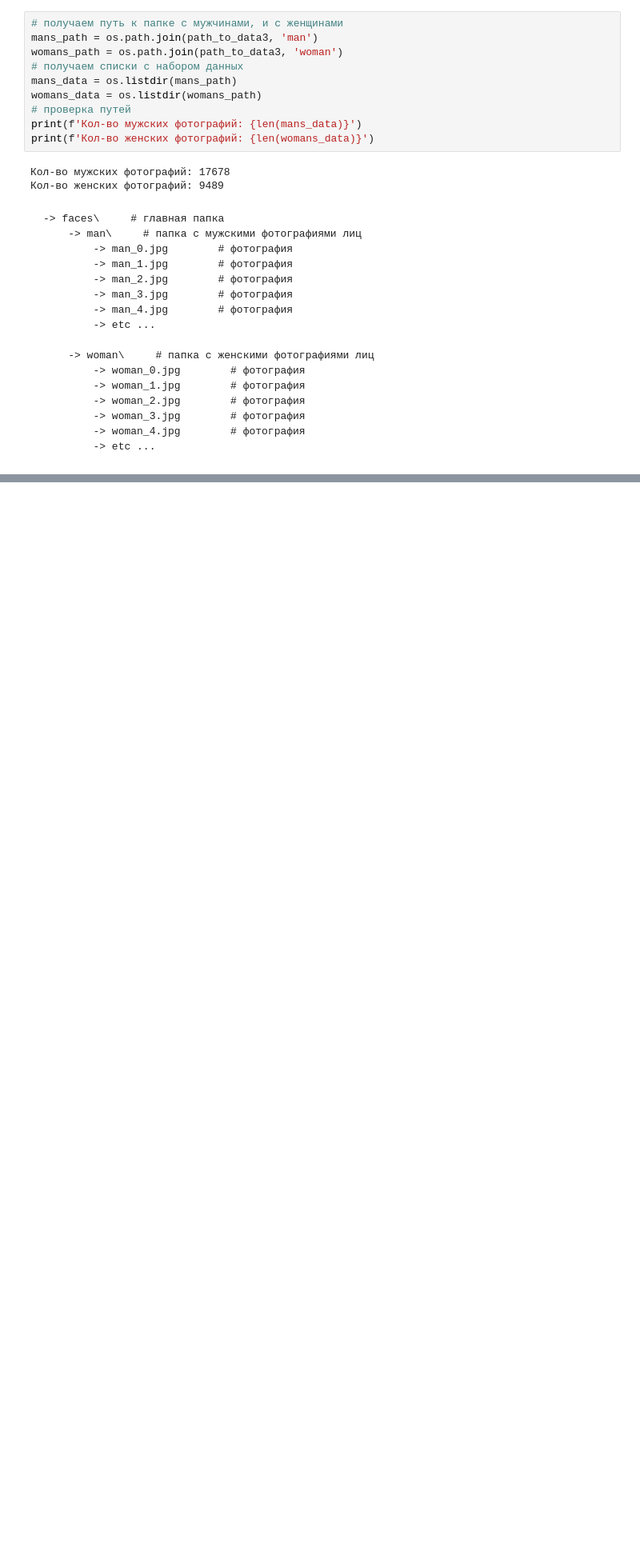
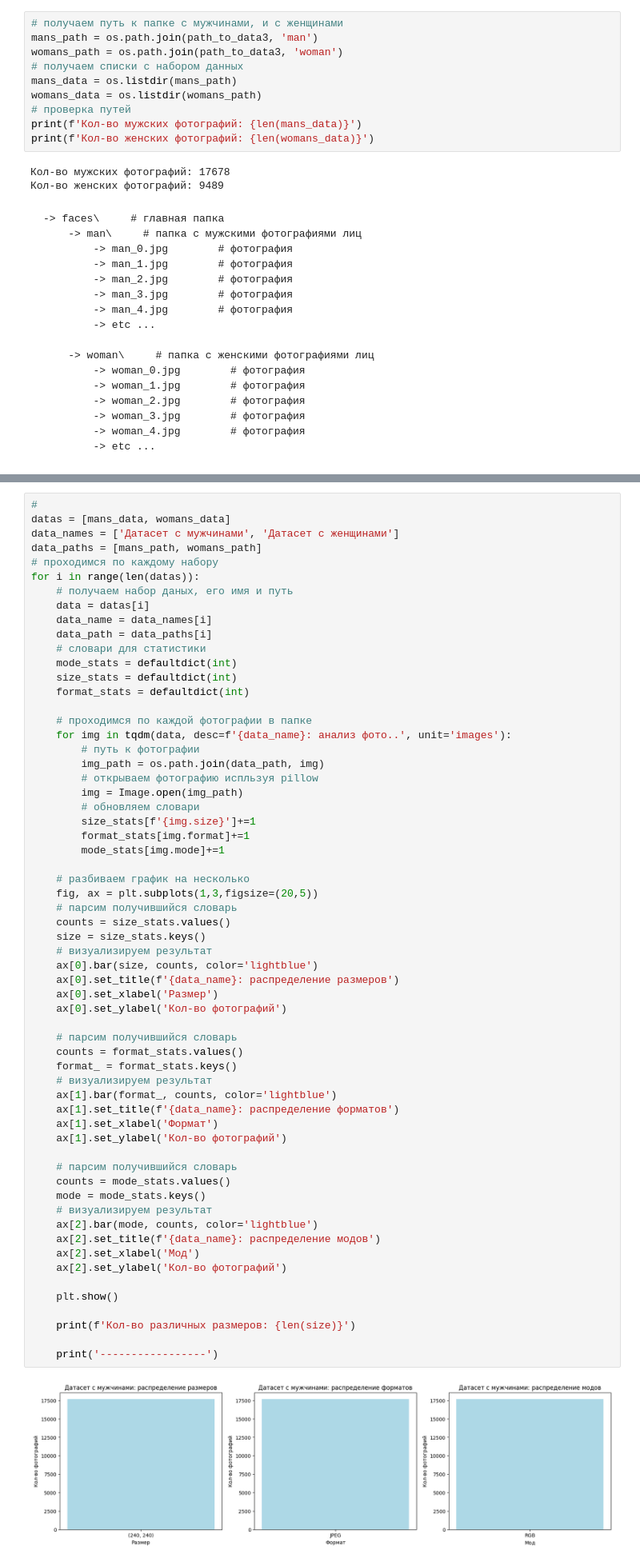
Before and after one commit to Rainfue/face_recognitionV2, a Jupyter notebook: Module1/Report_M1.ipynb, the cells around one changed output, grey strips where cells are left out. Shown: that part at 80% size. Cells and saved outputs as stored; diff of their text form; blank space fills up the shorter version.

```diff
--- a/Module1/Report_M1.ipynb
+++ b/Module1/Report_M1.ipynb
@@ -733,0 +845,63 @@ print(f'Кол-во женских фотографий: {len(womans_data)}')
+# %%
+#
+datas = [mans_data, womans_data]
+data_names = ['Датасет с мужчинами', 'Датасет с женщинами']
+data_paths = [mans_path, womans_path]
+# проходимся по каждому набору
+for i in range(len(datas)):
+    # получаем набор даных, его имя и путь
+    data = datas[i]
+    data_name = data_names[i]
+    data_path = data_paths[i]
+    # словари для статистики
+    mode_stats = defaultdict(int)
+    size_stats = defaultdict(int)
+    format_stats = defaultdict(int)
+
+    # проходимся по каждой фотографии в папке
+    for img in tqdm(data, desc=f'{data_name}: анализ фото..', unit='images'):
+        # путь к фотографии
+        img_path = os.path.join(data_path, img)
+        # открываем фотографию испльзуя pillow
+        img = Image.open(img_path)
+        # обновляем словари
+        size_stats[f'{img.size}']+=1
+        format_stats[img.format]+=1
+        mode_stats[img.mode]+=1
+
+    # разбиваем график на несколько
+    fig, ax = plt.subplots(1,3,figsize=(20,5))
+    # парсим получившийся словарь
+    counts = size_stats.values()
+    size = size_stats.keys()
+    # визуализируем результат
+    ax[0].bar(size, counts, color='lightblue')
+    ax[0].set_title(f'{data_name}: распределение размеров')
+    ax[0].set_xlabel('Размер')
+    ax[0].set_ylabel('Кол-во фотографий')
+
+    # парсим получившийся словарь
+    counts = format_stats.values()
+    format_ = format_stats.keys()
+    # визуализируем результат
+    ax[1].bar(format_, counts, color='lightblue')
+    ax[1].set_title(f'{data_name}: распределение форматов')
+    ax[1].set_xlabel('Формат')
+    ax[1].set_ylabel('Кол-во фотографий')
+
+    # парсим получившийся словарь
+    counts = mode_stats.values()
+    mode = mode_stats.keys()
+    # визуализируем результат
+    ax[2].bar(mode, counts, color='lightblue')
+    ax[2].set_title(f'{data_name}: распределение модов')
+    ax[2].set_xlabel('Мод')
+    ax[2].set_ylabel('Кол-во фотографий')
+
+    plt.show()
+
+    print(f'Кол-во различных размеров: {len(size)}')
+
+    print('-----------------')
+# %% [output]
+[figure, added]
```
Also changed, not shown: parts of 12 cells of this notebook.
